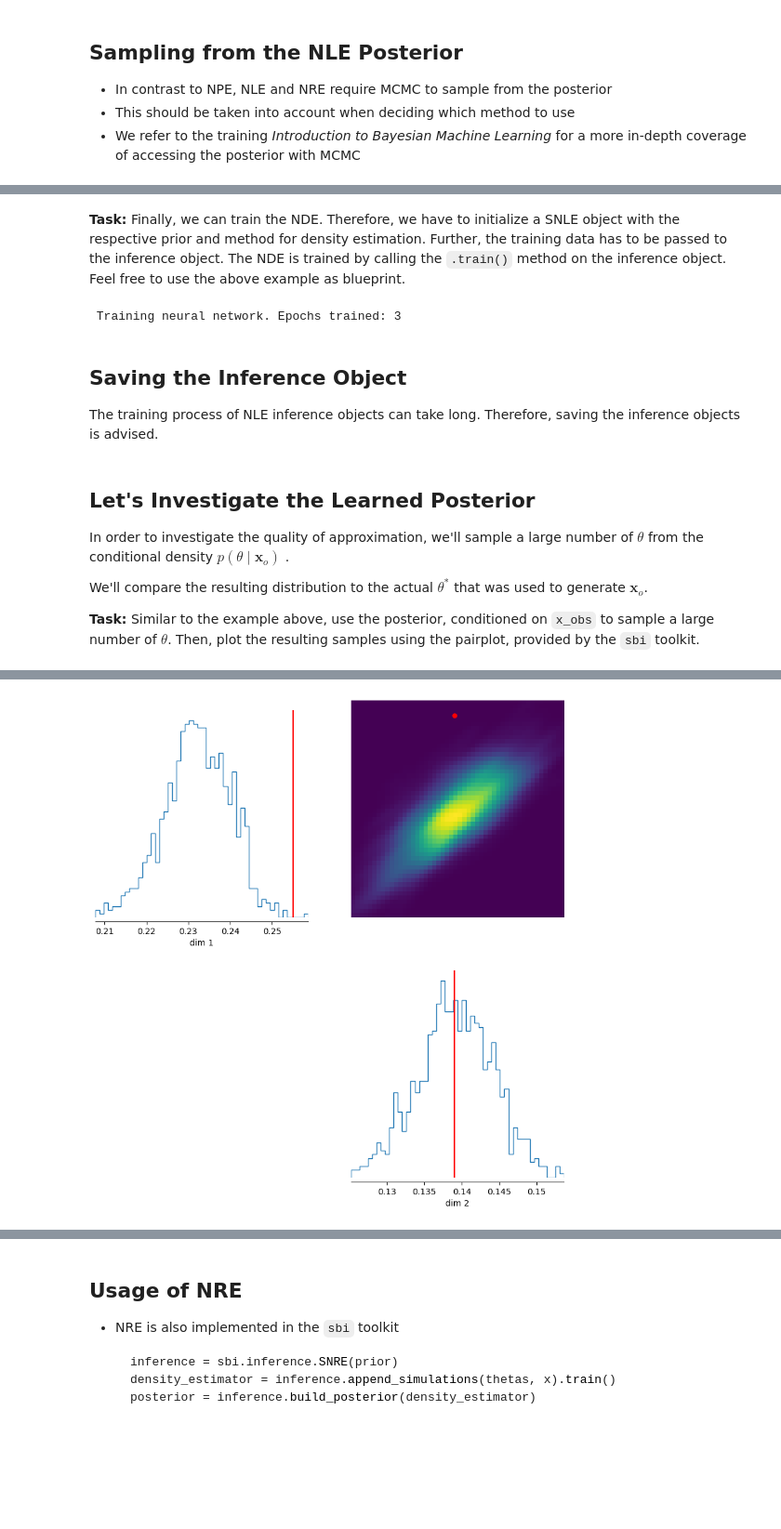
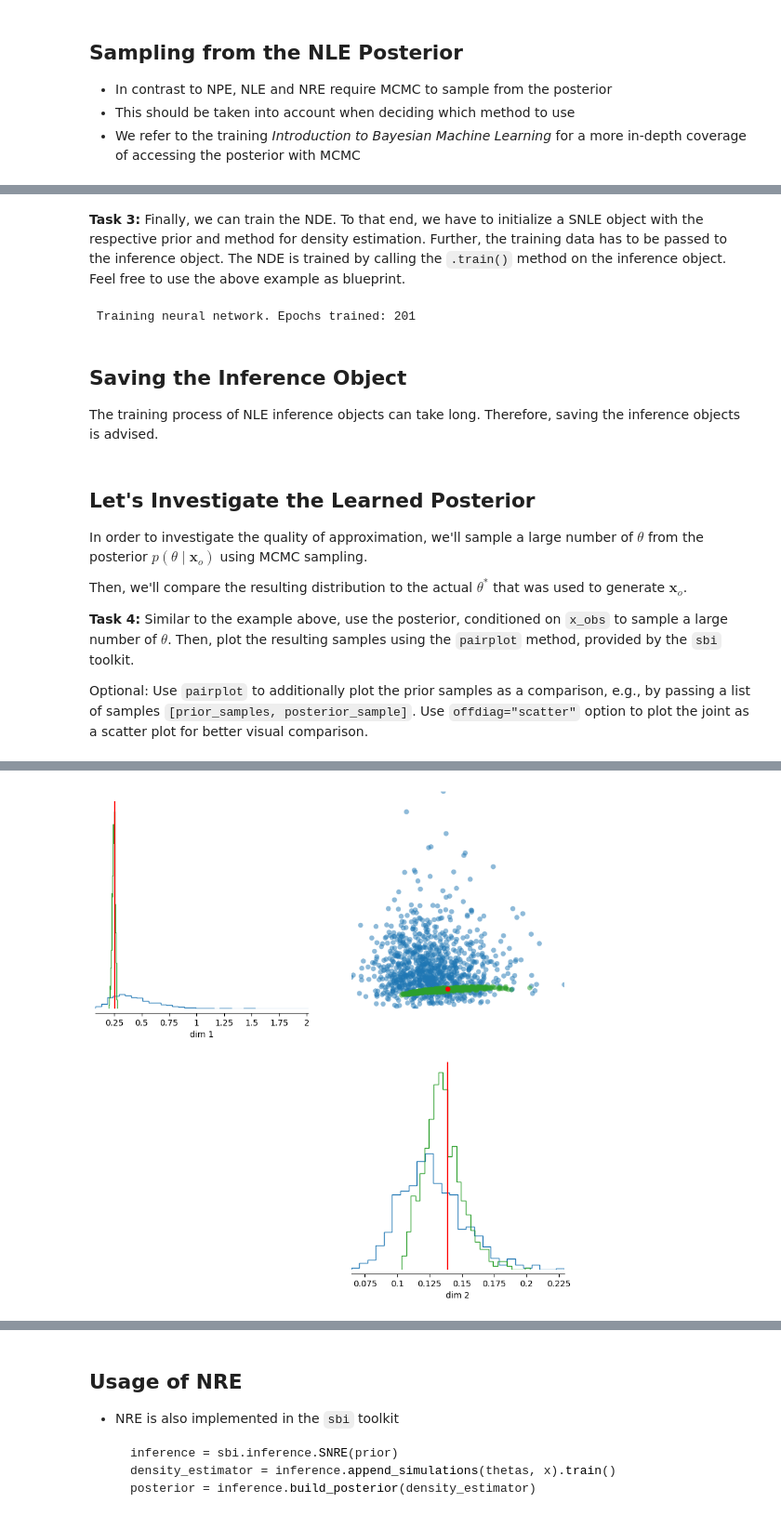
Before and after one commit to aai-institute/tfl-training-sbi, a Jupyter notebook: notebooks/nb_04_neural_likelihood_and_ratio_estimation.ipynb, the cells around one changed output, grey strips where cells are left out. Shown at 93% size. Cells and saved outputs as stored; diff of their text form; code cells hidden in the pictures; blank space fills up the shorter version.

```diff
--- a/notebooks/nb_04_neural_likelihood_and_ratio_estimation.ipynb
+++ b/notebooks/nb_04_neural_likelihood_and_ratio_estimation.ipynb
@@ -197,16 +195,16 @@ prior, _, _ = process_prior([
     ),
 ])
 # %% [markdown]
-**Task:** Finally, we can train the NDE. Therefore, we have to initialize a SNLE object with the respective prior and method for density estimation. Further, the training data has to be passed to the inference object. The NDE is trained by calling the `.train()` method on the inference object. Feel free to use the above example as blueprint.
+**Task 3:** Finally, we can train the NDE. To that end, we have to initialize a SNLE object with the respective prior and method for density estimation. Further, the training data has to be passed to the inference object. The NDE is trained by calling the `.train()` method on the inference object. Feel free to use the above example as blueprint.
 # %%
 # obtain a posterior approx. via NPE
 inference = sbi.inference.SNLE(prior=prior, density_estimator="maf")
 density_estimator = inference.append_simulations(theta_train, x_train).train(
-    training_batch_size=128, learning_rate=1e-4, max_num_epochs=200
+    training_batch_size=1024, learning_rate=1e-4, max_num_epochs=200
 )
 posterior = inference.build_posterior(density_estimator, sample_with="mcmc")
 # %% [output]
- Training neural network. Epochs trained: 3
+ Training neural network. Epochs trained: 201
 # %% [markdown]
 ## Saving the Inference Object
 
@@ -219,19 +217,19 @@ save_posterior_obj("./notebooks/models/snle_sir.pl", inference)
 ## Let's Investigate the Learned Posterior
 
 In order to investigate the quality of approximation, we'll sample a large
-number of $\theta$ from the conditional density $p(\theta \mid
-\mathbf{x}_o)$.
+number of $\theta$ from the posterior $p(\theta \mid
+\mathbf{x}_o)$ using MCMC sampling.
 
-We'll compare the resulting distribution to the actual $\theta^{\ast}$ that was
+Then, we'll compare the resulting distribution to the actual $\theta^{\ast}$ that was
 used to generate $\mathbf{x}_o$.
 
-**Task:** Similar to the example above, use the posterior, conditioned on `x_obs` to sample a large number of $\theta$. Then, plot the resulting samples using the pairplot, provided by the `sbi` toolkit.
+**Task 4:** Similar to the example above, use the posterior, conditioned on `x_obs` to sample a large number of $\theta$. Then, plot the resulting samples using the `pairplot` method, provided by the `sbi` toolkit.
+
+Optional: Use `pairplot` to additionally plot the prior samples as a comparison, e.g., by passing a list of samples `[prior_samples, posterior_sample]`. Use `offdiag="scatter"` option to plot the joint as a scatter plot for better visual comparison.
 # %%
-samples = posterior.sample((100_000,), x=x_obs, method="slice_np_vectorized")
-_ = sbi.analysis.pairplot(
-    samples=samples,
-    points=theta_obs,
-    points_colors="r",
-    upper="kde",
-)
+num_samples = 1000
+posterior_samples = posterior.sample((num_samples,), x=x_obs, method="slice_np_vectorized", num_chains=10)
+prior_samples = theta_train
+_ = sbi.analysis.pairplot([prior_samples[:num_samples], posterior_samples], points=theta_obs, points_colors="r",
+                          offdiag="scatter", hist_diag=dict(bins="auto", density=True))
 # %% [output]
@@ -239,4 +236,4 @@ WARNING:root:upper is deprecated, use offdiag instead.
-[figure, old version]
+[figure, new version]
 # %% [markdown]
 ## Neural Ratio Estimation
 
```
Also changed, not shown: parts of 17 cells of this notebook.
